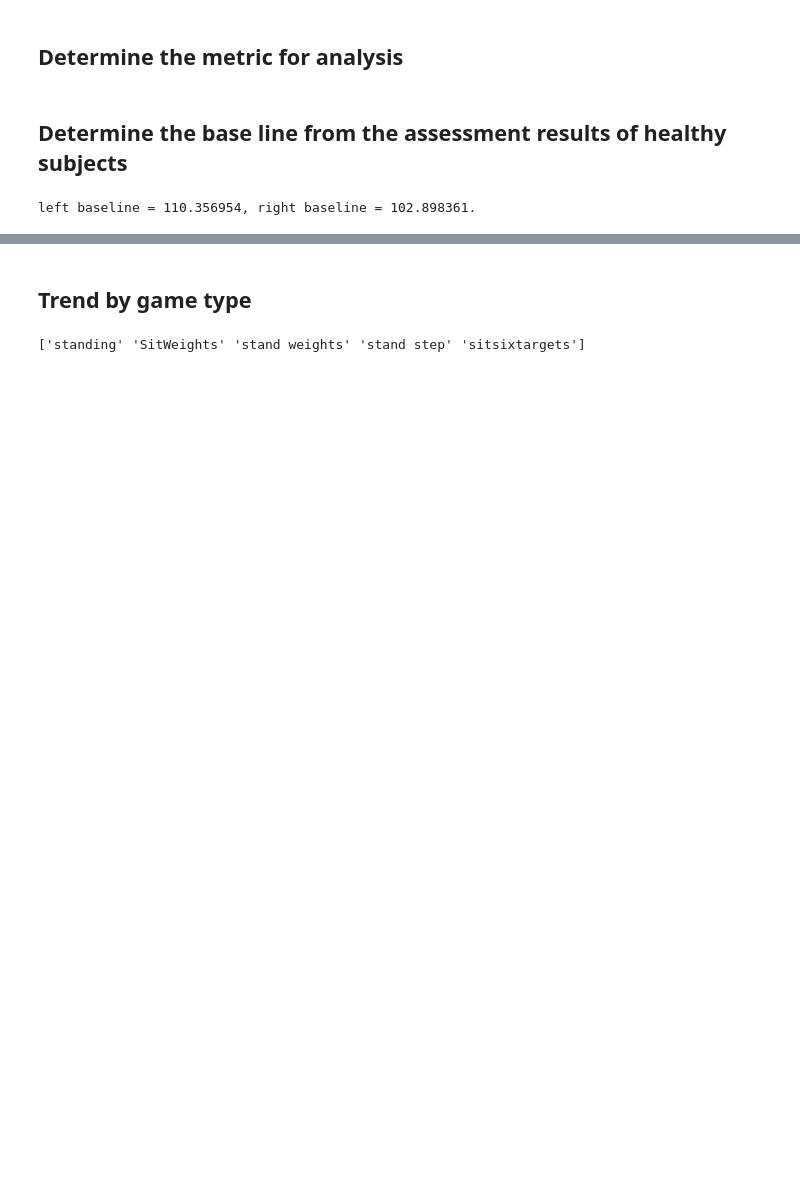
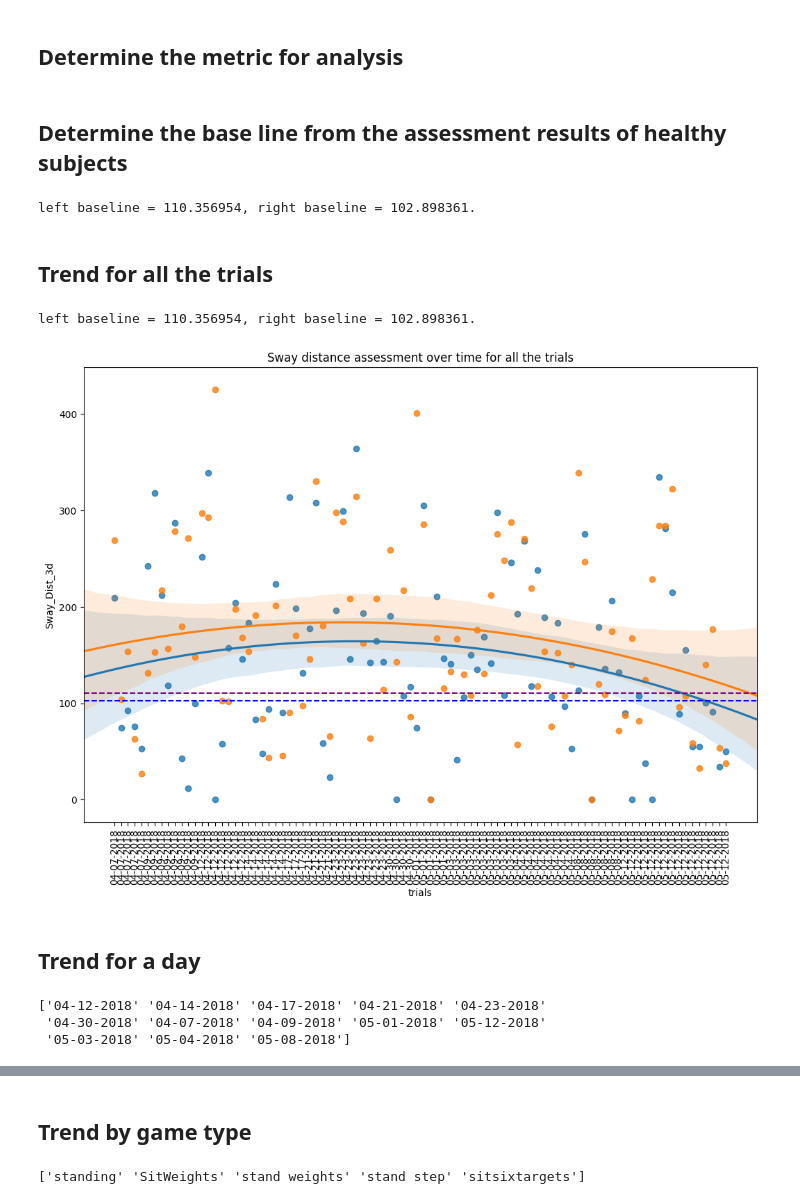
Before and after one commit to MengxuanMa2016/Data_Visualization_Python, a Jupyter notebook: Efficiency_Assessment_Results_Visualization.ipynb, the cells around one changed output, grey strips where cells are left out. Saved outputs shown, nothing was run; the diff lists cells and outputs as text; code cells hidden in the pictures; blank space fills up the shorter version.

```diff
--- a/Efficiency_Assessment_Results_Visualization.ipynb
+++ b/Efficiency_Assessment_Results_Visualization.ipynb
@@ -199,5 +241,5 @@ display(stroke_df[:5])
 | 3 | 0.891307 | 0.785139 | 0.757624 | 0.724928 | 13.243891 | ... |
 | 4 | 0.620266 | 0.684089 | 0.579211 | 0.701168 | 113.896761 | ... |
 # %%
-stroke_df['_Date'] = pd.to_datetime(stroke_df['_Date'])
-display(stroke_df[:5])
+# stroke_df['_Date'] = pd.to_datetime(stroke_df['_Date'])
+# display(stroke_df[:5])
@@ -252,6 +275,7 @@ display(stroke_df)
 
 metric_left = 'Sway_Dist_3d_Left'
 metric_right = 'Sway_Dist_3d_Right'
+metric = 'Sway distance'
 # %% [markdown]
 ## Determine the base line from the assessment results of healthy subjects
 # %%
@@ -279,3 +303,24 @@ left_baseline, right_baseline = compute_baseline(health_df, metric_left, metric_
 # print("left baseline = {:f}, right baseline = {:f}.".format(left_baseline, right_baseline))
 # %% [output]
 left baseline = 110.356954, right baseline = 102.898361.
+# %% [markdown]
+## Trend for all the trials
+# %%
+title = metric + ' assessment over time for all the trials'
+display_df = overtime_analysis(stroke_df, metric_left, metric_right, title, baseline_dataframe=health_df)
+
+# display_df = overtime_analysis(stroke_df, metric_left, metric_right)
+
+# display(display_df)
+# %% [output]
+left baseline = 110.356954, right baseline = 102.898361.
+[figure, added]
+# %% [markdown]
+## Trend for a day
+# %%
+# list all the game types
+print(stroke_df._Date.unique())
+# %% [output]
+['04-12-2018' '04-14-2018' '04-17-2018' '04-21-2018' '04-23-2018'
+ '04-30-2018' '04-07-2018' '04-09-2018' '05-01-2018' '05-12-2018'
+ '05-03-2018' '05-04-2018' '05-08-2018']
```
Also changed, not shown: parts of 16 cells of this notebook.
